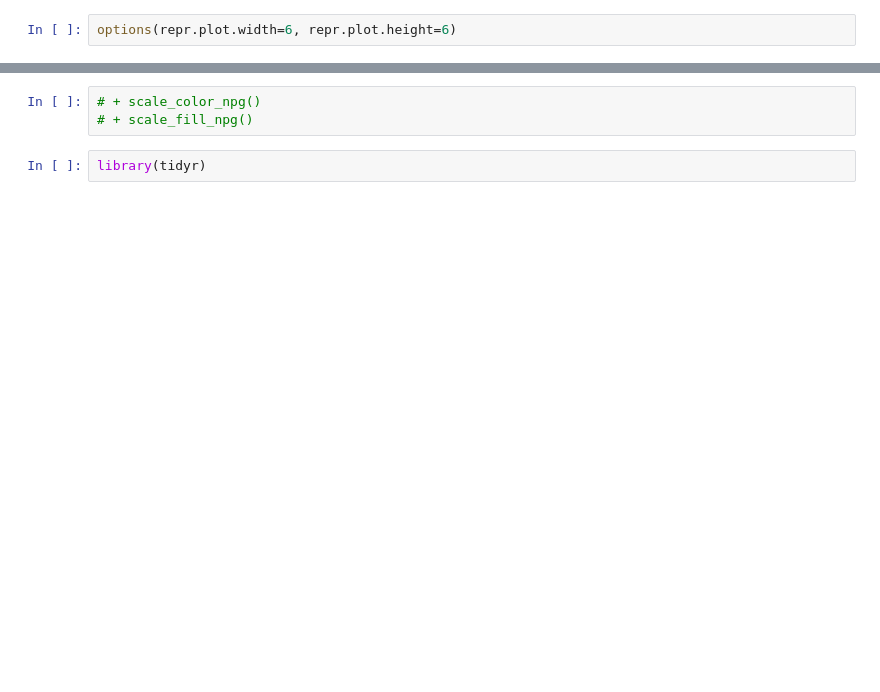
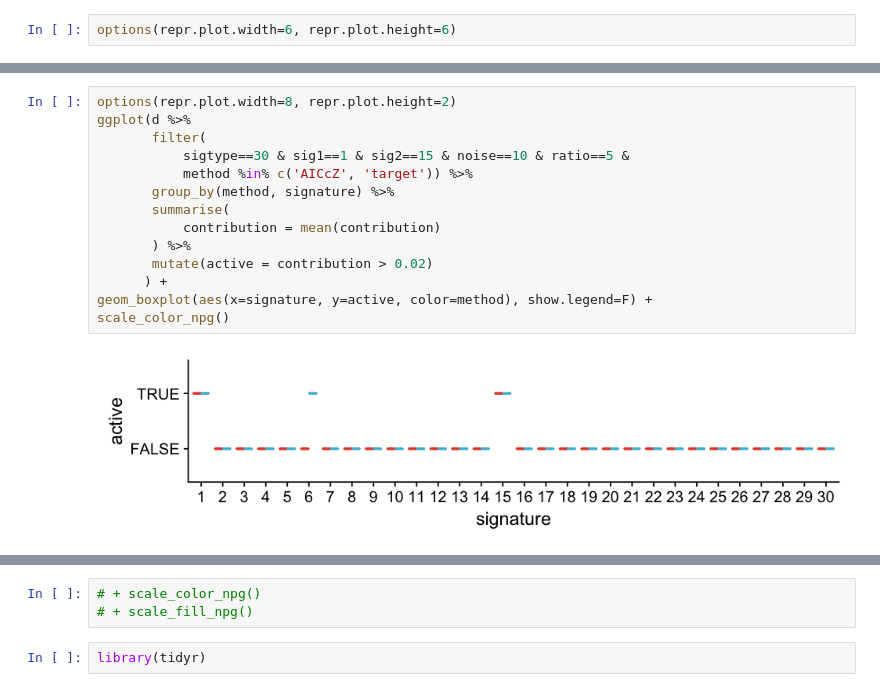
Before and after one commit to neksa/mutagene, a Jupyter notebook: notebooks/Benchmark pairs.ipynb, the cells around one changed output, grey strips where cells are left out. Cells and saved outputs as stored; diff of their text form; blank space fills up the shorter version.

```diff
--- a/notebooks/Benchmark pairs.ipynb
+++ b/notebooks/Benchmark pairs.ipynb
@@ -37,3 +63,19 @@ ggplot(d2) + geom_boxplot(aes(x=as.factor(signature), y=value, color=method), sh
+# %%
+options(repr.plot.width=8, repr.plot.height=2)
+ggplot(d %>%
+       filter(
+           sigtype==30 & sig1==1 & sig2==15 & noise==10 & ratio==5 &
+           method %in% c('AICcZ', 'target')) %>%
+       group_by(method, signature) %>%
+       summarise(
+           contribution = mean(contribution)
+       ) %>%
+       mutate(active = contribution > 0.02)
+      ) +
+geom_boxplot(aes(x=signature, y=active, color=method), show.legend=F) +
+scale_color_npg()
+# %% [output]
+[figure, added]
 # %%
 options(repr.plot.width=8, repr.plot.height=2*1)
 d2 = d %>% filter(sigtype == 30 & sig1==1 & sig2 == 20, ratio==5 & noise==10 & nmut==500 & method != 'mlez' & method != 'ds') %>%
```
Also changed, not shown: parts of 17 cells of this notebook, 8 other files.
